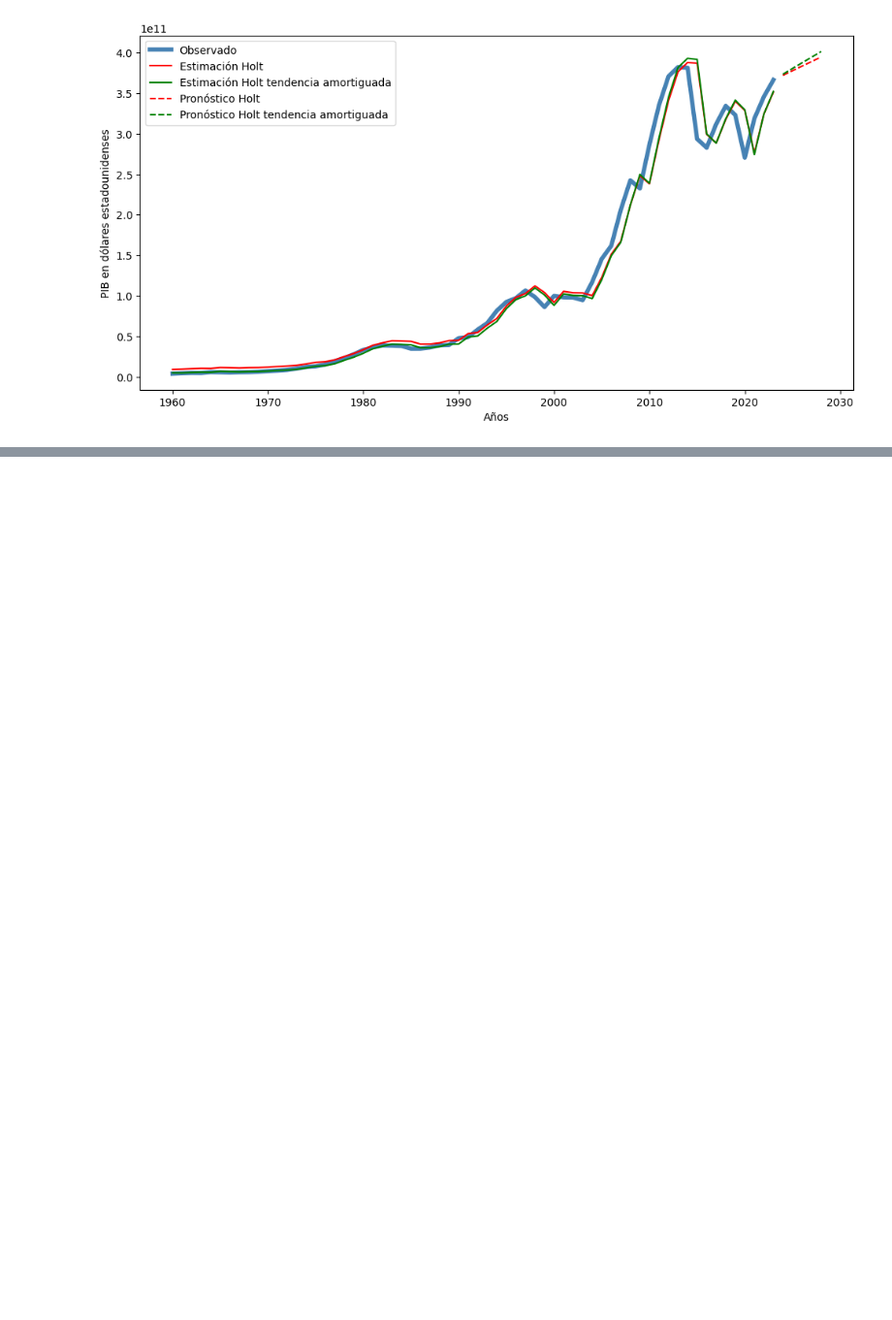
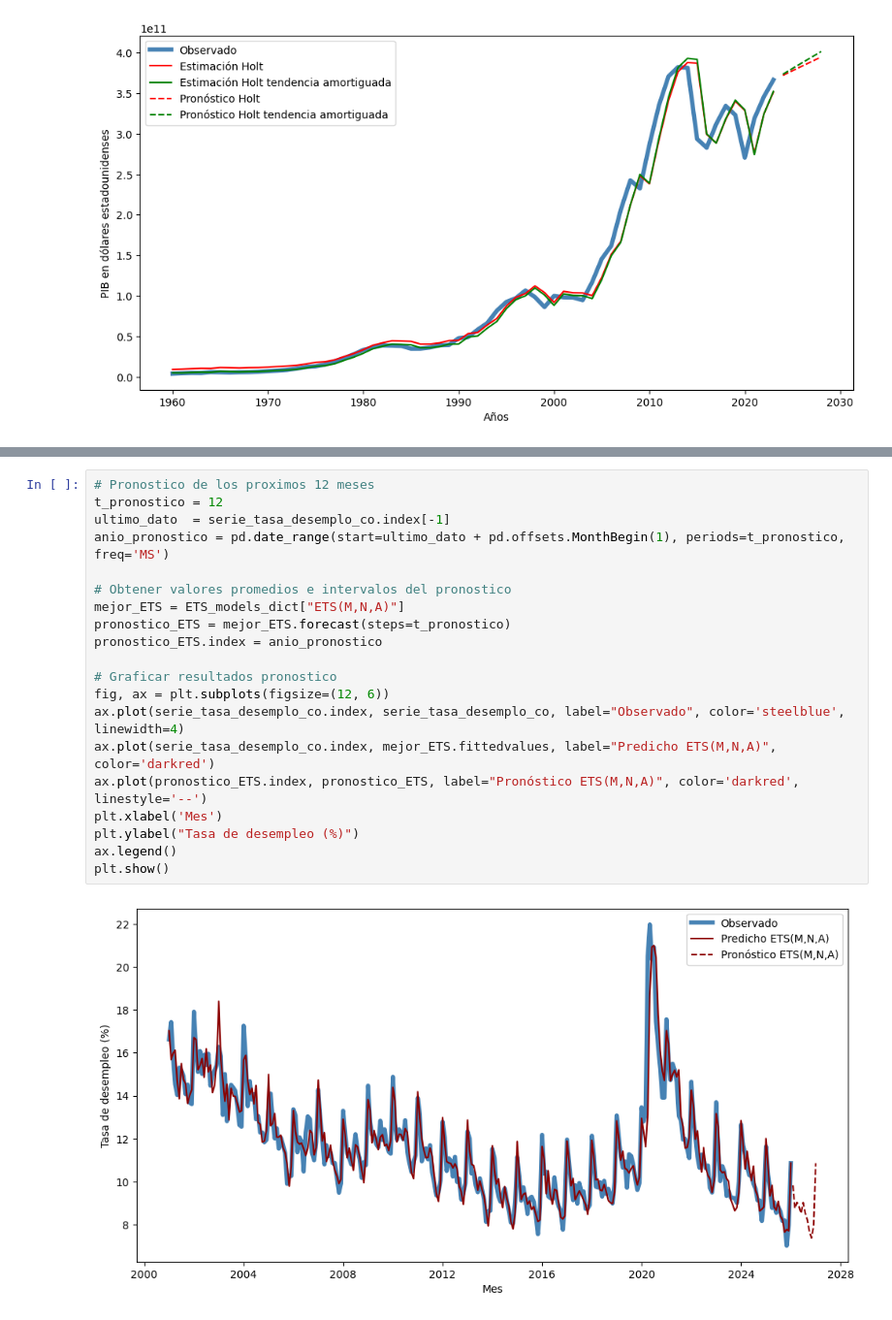
Before and after one commit to fersalme/regresion-lineal-series-tiempo, a Jupyter notebook: 05-suavizacion-pronostico/01-ejercicios-ETS-Python.ipynb, the cells around one changed output, grey strips where cells are left out. Shown at 97% size. Drawn from its saved outputs; the diff is of its cells as text; blank space fills up the shorter version.

```diff
--- a/05-suavizacion-pronostico/01-ejercicios-ETS-Python.ipynb
+++ b/05-suavizacion-pronostico/01-ejercicios-ETS-Python.ipynb
@@ -285,0 +541,22 @@ $$
+# %%
+# Pronostico de los proximos 12 meses
+t_pronostico = 12
+ultimo_dato  = serie_tasa_desemplo_co.index[-1]
+anio_pronostico = pd.date_range(start=ultimo_dato + pd.offsets.MonthBegin(1), periods=t_pronostico, freq='MS')
+
+# Obtener valores promedios e intervalos del pronostico
+mejor_ETS = ETS_models_dict["ETS(M,N,A)"]
+pronostico_ETS = mejor_ETS.forecast(steps=t_pronostico)
+pronostico_ETS.index = anio_pronostico
+
+# Graficar resultados pronostico
+fig, ax = plt.subplots(figsize=(12, 6))
+ax.plot(serie_tasa_desemplo_co.index, serie_tasa_desemplo_co, label="Observado", color='steelblue', linewidth=4)
+ax.plot(serie_tasa_desemplo_co.index, mejor_ETS.fittedvalues, label="Predicho ETS(M,N,A)", color='darkred')
+ax.plot(pronostico_ETS.index, pronostico_ETS, label="Pronóstico ETS(M,N,A)", color='darkred', linestyle='--')
+plt.xlabel('Mes')
+plt.ylabel("Tasa de desempleo (%)")
+ax.legend()
+plt.show()
+# %% [output]
+[figure, added]
```
Also changed, not shown: parts of 30 cells of this notebook.
